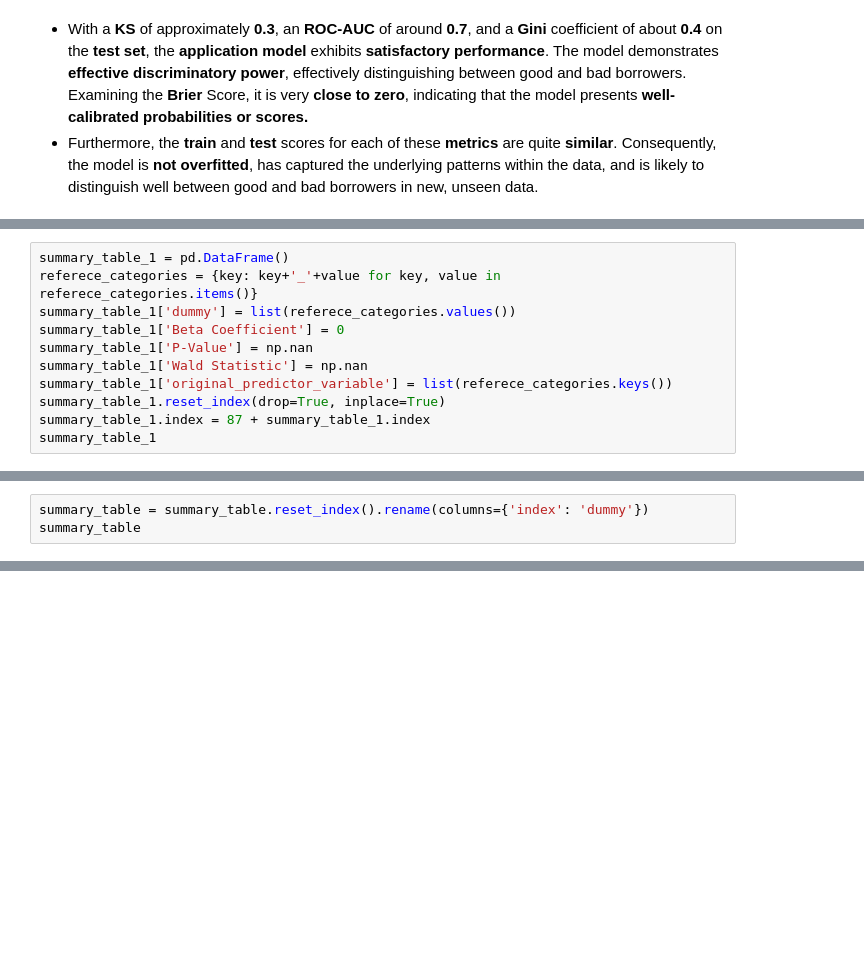
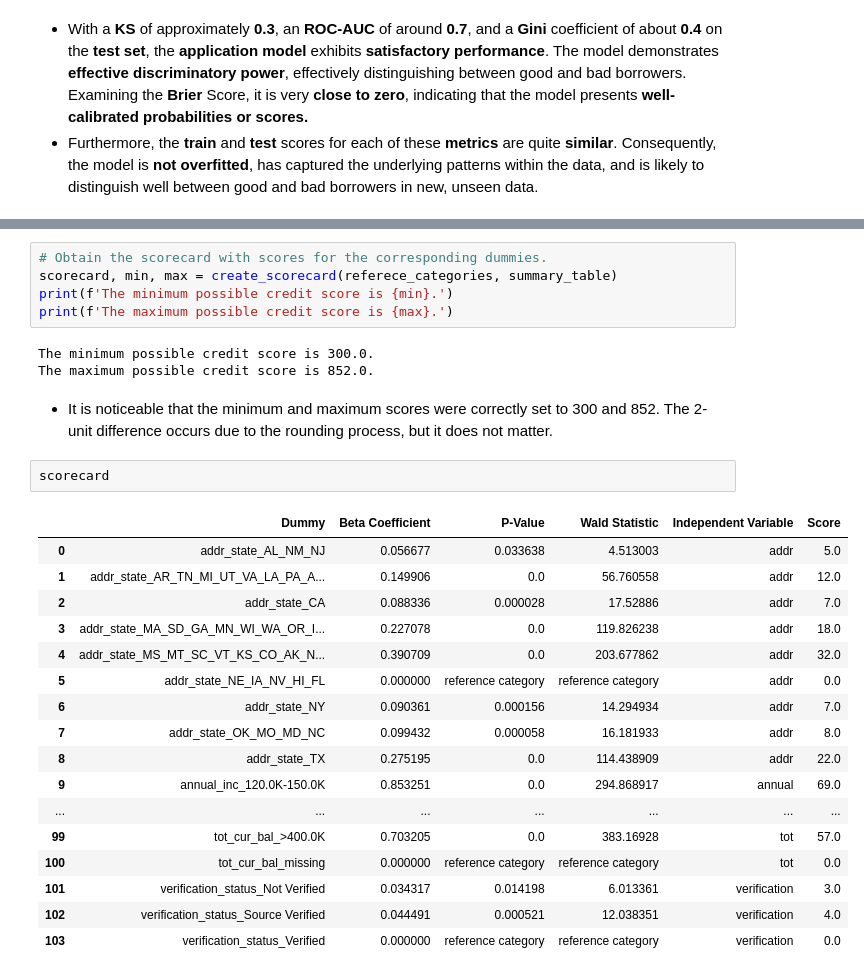
Before and after one commit to allmeidaapedro/Lending-Club-Credit-Scoring, a Jupyter notebook: notebooks/3_pd_modeling.ipynb, the cells around one changed output, grey strips where cells are left out. Saved outputs shown, nothing was run; the diff lists cells and outputs as text; blank space fills up the shorter version.

```diff
--- a/notebooks/3_pd_modeling.ipynb
+++ b/notebooks/3_pd_modeling.ipynb
@@ -558,11 +555,0 @@ model_metrics
-# %%
-summary_table_1 = pd.DataFrame()
-referece_categories = {key: key+'_'+value for key, value in referece_categories.items()}
-summary_table_1['dummy'] = list(referece_categories.values())
-summary_table_1['Beta Coefficient'] = 0
-summary_table_1['P-Value'] = np.nan
-summary_table_1['Wald Statistic'] = np.nan
-summary_table_1['original_predictor_variable'] = list(referece_categories.keys())
-summary_table_1.reset_index(drop=True, inplace=True)
-summary_table_1.index = 87 + summary_table_1.index
-summary_table_1
@@ -588,3 +555,0 @@ summary_table_1
-# %%
-summary_table = summary_table.reset_index().rename(columns={'index': 'dummy'})
-summary_table
@@ -717,0 +572,30 @@ SCR.describe()
+# %%
+# Obtain the scorecard with scores for the corresponding dummies.
+scorecard, min, max = create_scorecard(referece_categories, summary_table)
+print(f'The minimum possible credit score is {min}.')
+print(f'The maximum possible credit score is {max}.')
+# %% [output]
+The minimum possible credit score is 300.0.
+The maximum possible credit score is 852.0.
+# %% [markdown]
+- It is noticeable that the minimum and maximum scores were correctly set to 300 and 852. The 2-unit difference occurs due to the rounding process, but it does not matter.
+# %%
+scorecard
+# %% [output]
+|  | Dummy | Beta Coefficient | P-Value | Wald Statistic | Independent Variable | Score |
+| 0 | addr_state_AL_NM_NJ | 0.056677 | 0.033638 | 4.513003 | addr | 5.0 |
+| 1 | addr_state_AR_TN_MI_UT_VA_LA_PA_A... | 0.149906 | 0.0 | 56.760558 | addr | 12.0 |
+| 2 | addr_state_CA | 0.088336 | 0.000028 | 17.52886 | addr | 7.0 |
+| 3 | addr_state_MA_SD_GA_MN_WI_WA_OR_I... | 0.227078 | 0.0 | 119.826238 | addr | 18.0 |
+| 4 | addr_state_MS_MT_SC_VT_KS_CO_AK_N... | 0.390709 | 0.0 | 203.677862 | addr | 32.0 |
+| 5 | addr_state_NE_IA_NV_HI_FL | 0.000000 | reference category | reference category | addr | 0.0 |
+| 6 | addr_state_NY | 0.090361 | 0.000156 | 14.294934 | addr | 7.0 |
+| 7 | addr_state_OK_MO_MD_NC | 0.099432 | 0.000058 | 16.181933 | addr | 8.0 |
+| 8 | addr_state_TX | 0.275195 | 0.0 | 114.438909 | addr | 22.0 |
+| 9 | annual_inc_120.0K-150.0K | 0.853251 | 0.0 | 294.868917 | annual | 69.0 |
+| ... | ... | ... | ... | ... | ... | ... |
+| 99 | tot_cur_bal_>400.0K | 0.703205 | 0.0 | 383.16928 | tot | 57.0 |
+| 100 | tot_cur_bal_missing | 0.000000 | reference category | reference category | tot | 0.0 |
+| 101 | verification_status_Not Verified | 0.034317 | 0.014198 | 6.013361 | verification | 3.0 |
+| 102 | verification_status_Source Verified | 0.044491 | 0.000521 | 12.038351 | verification | 4.0 |
+| 103 | verification_status_Verified | 0.000000 | reference category | reference category | verification | 0.0 |
```
Also changed, not shown: parts of 16 cells of this notebook, 3 other files.
